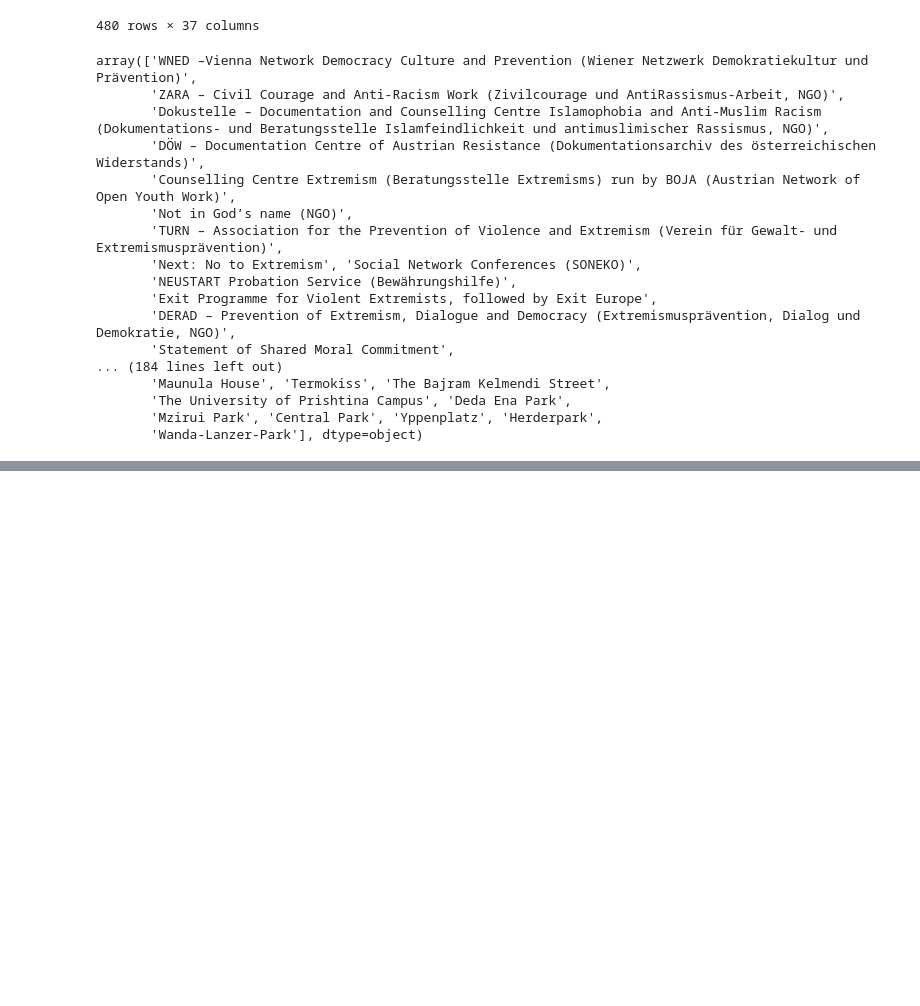
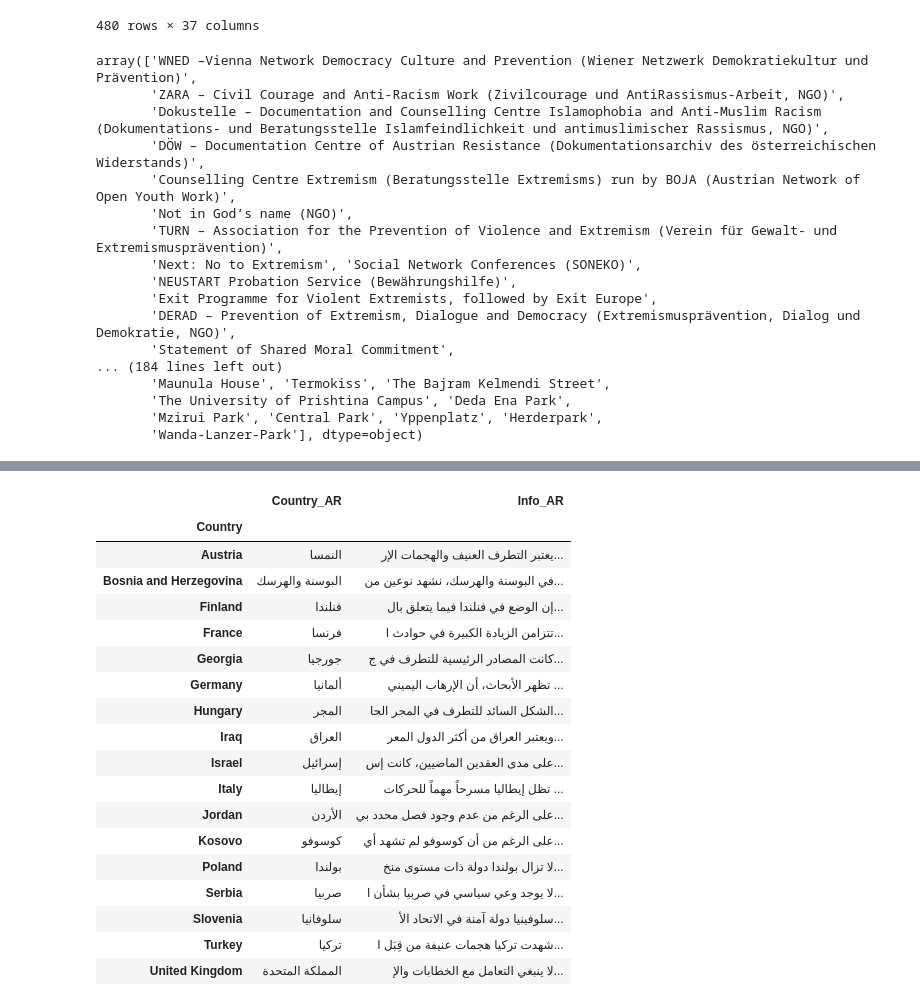
Before and after one commit to cankadir/Radical_Project, a Jupyter notebook: PY/240101_AR_TranslationsCombine.ipynb, the cells around one changed output, grey strips where cells are left out. Saved outputs shown, nothing was run; the diff lists cells and outputs as text; code cells hidden in the pictures; blank space fills up the shorter version.

```diff
--- a/PY/240101_AR_TranslationsCombine.ipynb
+++ b/PY/240101_AR_TranslationsCombine.ipynb
@@ -253,0 +327,27 @@ df_ar.to_json( r"C:\Git_Repo\Radical_Project\radmap\radmap\public\data\data_upda
+# %%
+ar_countries = r"C:\Users\cansu\OneDrive\Desktop\dred_data_2\AR_Data\240101_Countries (AR).xlsx"
+ar_countries = pd.read_excel( ar_countries )
+ar_countries = ar_countries.set_index('Country')
+ar_countries = ar_countries.drop( columns=['Info'] )
+ar_countries.columns = ['Country_AR','Info_AR']
+ar_countries
+# %% [output]
+|  | Country_AR | Info_AR |
+| Country |  |  |
+| Austria | النمسا | يعتبر التطرف العنيف والهجمات الإر... |
+| Bosnia and Herzegovina | البوسنة والهرسك | في البوسنة والهرسك، نشهد نوعين من... |
+| Finland | فنلندا | إن الوضع في فنلندا فيما يتعلق بال... |
+| France | فرنسا | تتزامن الزيادة الكبيرة في حوادث ا... |
+| Georgia | جورجيا | كانت المصادر الرئيسية للتطرف في ج... |
+| Germany | ألمانيا | تظهر الأبحاث، أن الإرهاب اليميني ... |
+| Hungary | المجر | الشكل السائد للتطرف في المجر الحا... |
+| Iraq | العراق | ويعتبر العراق من أكثر الدول المعر... |
+| Israel | إسرائيل | على مدى العقدين الماضيين، كانت إس... |
+| Italy | إيطاليا | تظل إيطاليا مسرحاً مهماً للحركات ... |
+| Jordan | الأردن | على الرغم من عدم وجود فصل محدد بي... |
+| Kosovo | كوسوفو | على الرغم من أن كوسوفو لم تشهد أي... |
+| Poland | بولندا | لا تزال بولندا دولة ذات مستوى منخ... |
+| Serbia | صربيا | لا يوجد وعي سياسي في صربيا بشأن ا... |
+| Slovenia | سلوفانيا | سلوفينيا دولة آمنة في الاتحاد الأ... |
+| Turkey | تركيا | شهدت تركيا هجمات عنيفة من قِبَل ا... |
+| United Kingdom | المملكة المتحدة | لا ينبغي التعامل مع الخطابات والإ... |
```
Also changed, not shown: parts of 9 cells of this notebook, 13 other files.
